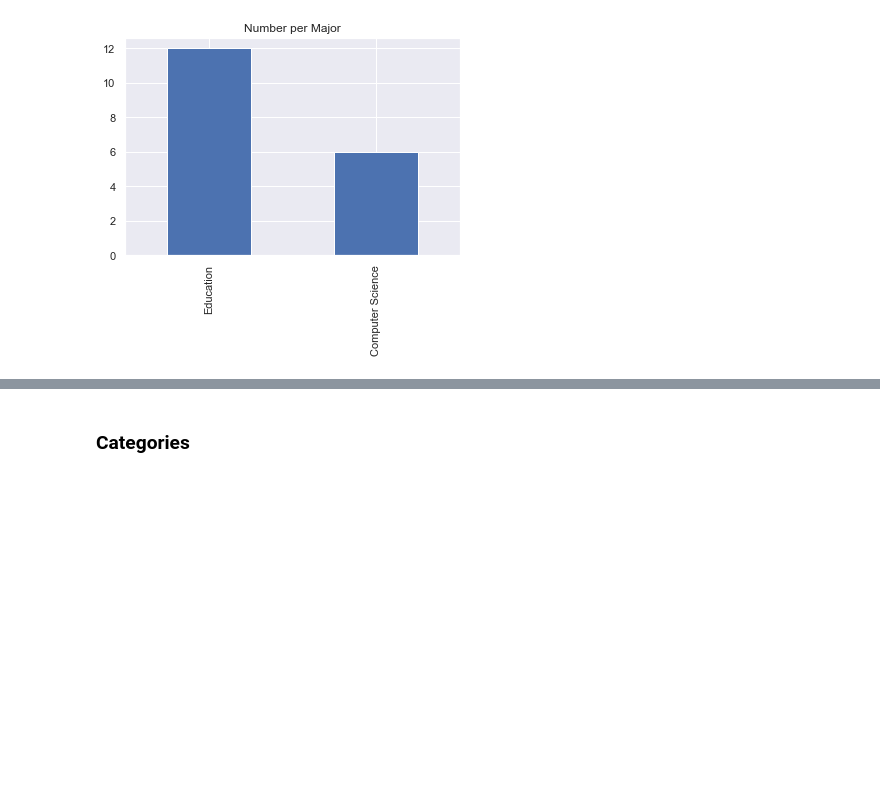
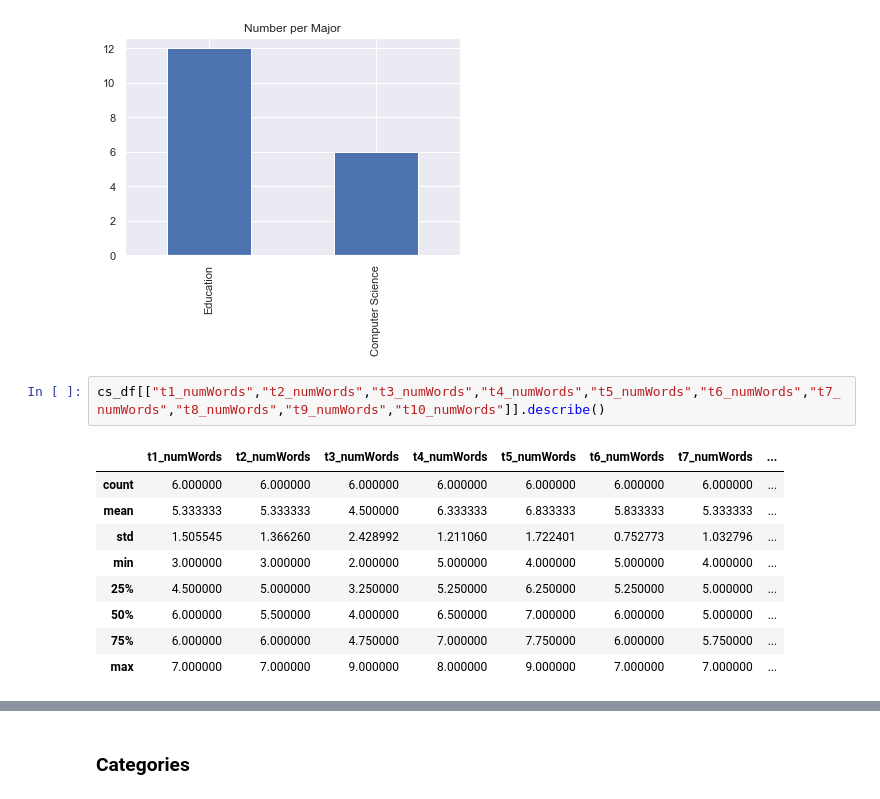
Before and after one commit to BladeF/Thesis-Data-Analysis, a Jupyter notebook: notebooks/task_analysis.ipynb, the cells around one changed output, grey strips where cells are left out. Saved outputs shown, nothing was run; the diff lists cells and outputs as text; blank space fills up the shorter version.

```diff
--- a/notebooks/task_analysis.ipynb
+++ b/notebooks/task_analysis.ipynb
@@ -285,3 +285,15 @@ majors.plot(kind="bar", title="Number per Major")
 plt.savefig("../figures/major_count.png", bbox_inches="tight")
 # %% [output]
 [figure]
+# %%
+cs_df[["t1_numWords","t2_numWords","t3_numWords","t4_numWords","t5_numWords","t6_numWords","t7_numWords","t8_numWords","t9_numWords","t10_numWords"]].describe()
+# %% [output]
+|  | t1_numWords | t2_numWords | t3_numWords | t4_numWords | t5_numWords | t6_numWords | t7_numWords | ... |
+| count | 6.000000 | 6.000000 | 6.000000 | 6.000000 | 6.000000 | 6.000000 | 6.000000 | ... |
+| mean | 5.333333 | 5.333333 | 4.500000 | 6.333333 | 6.833333 | 5.833333 | 5.333333 | ... |
+| std | 1.505545 | 1.366260 | 2.428992 | 1.211060 | 1.722401 | 0.752773 | 1.032796 | ... |
+| min | 3.000000 | 3.000000 | 2.000000 | 5.000000 | 4.000000 | 5.000000 | 4.000000 | ... |
+| 25% | 4.500000 | 5.000000 | 3.250000 | 5.250000 | 6.250000 | 5.250000 | 5.000000 | ... |
+| 50% | 6.000000 | 5.500000 | 4.000000 | 6.500000 | 7.000000 | 6.000000 | 5.000000 | ... |
+| 75% | 6.000000 | 6.000000 | 4.750000 | 7.000000 | 7.750000 | 6.000000 | 5.750000 | ... |
+| max | 7.000000 | 7.000000 | 9.000000 | 8.000000 | 9.000000 | 7.000000 | 7.000000 | ... |
```
Also changed, not shown: parts of 4 cells of this notebook, 2 other files.
